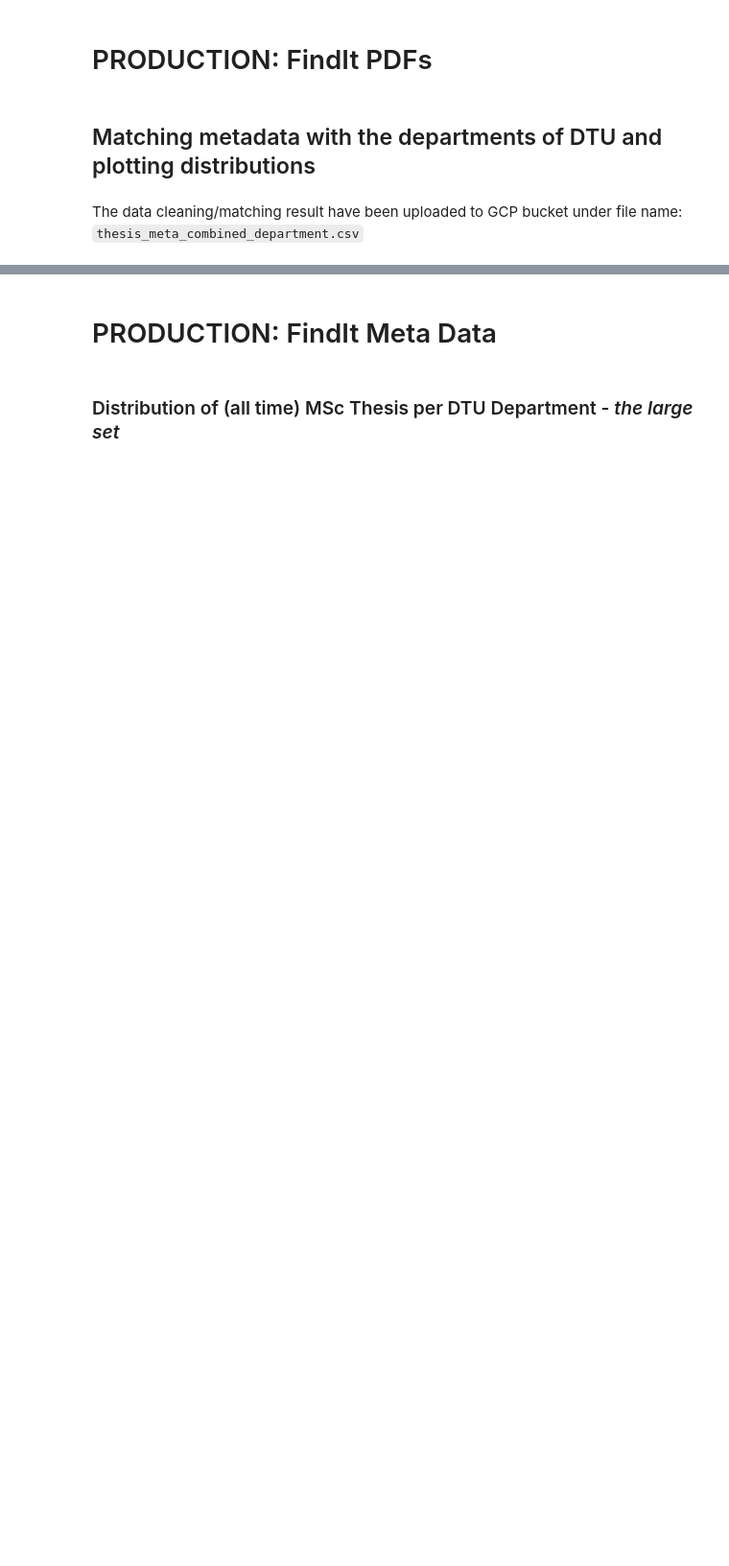
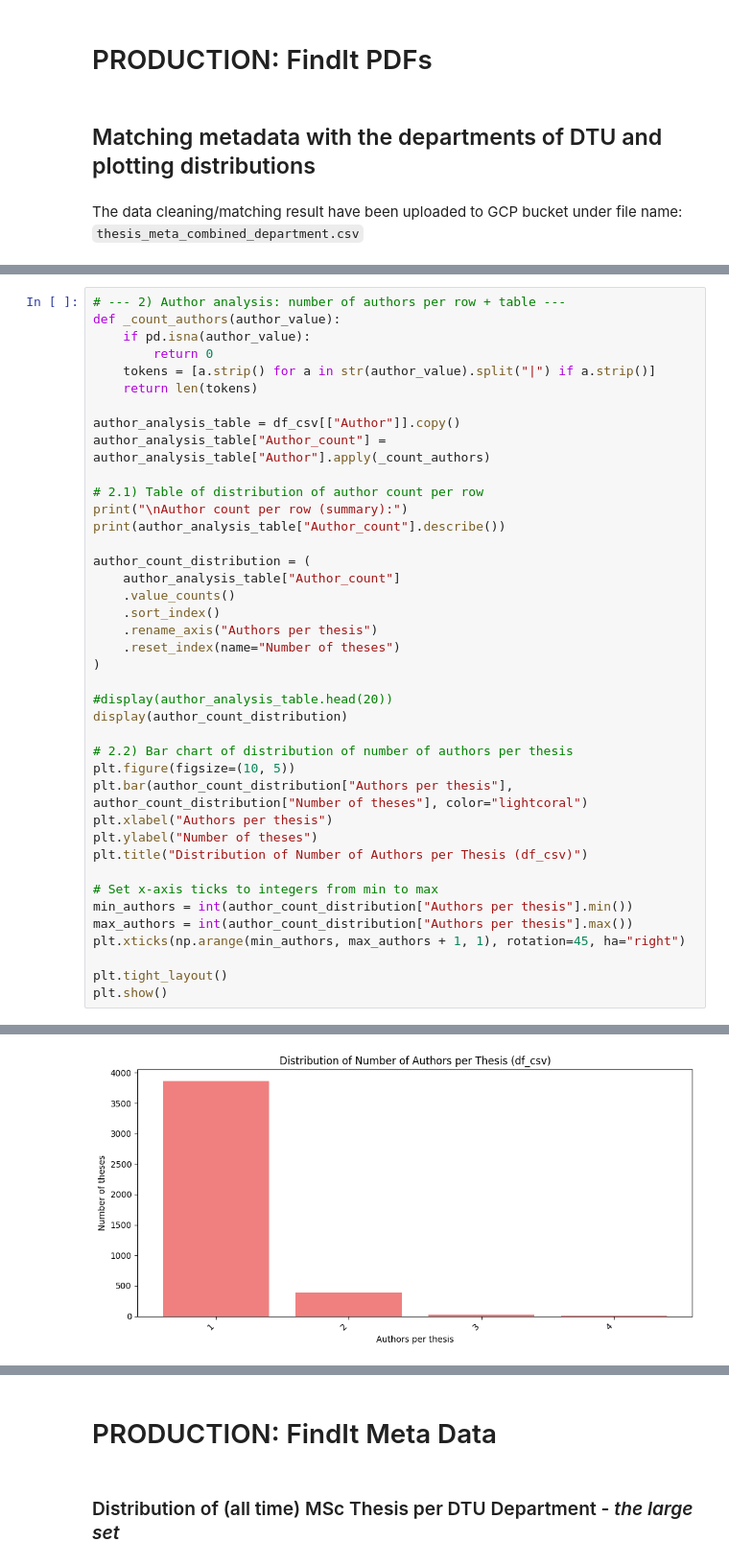
Before and after one commit to OliverKviat/Thesis_OCR, a Jupyter notebook: exploring_data/SANDBOX_Exploring_track1.ipynb, the cells around one changed output, grey strips where cells are left out. Shown at 96% size. Saved outputs shown, nothing was run; the diff lists cells and outputs as text; blank space fills up the shorter version.

```diff
--- a/exploring_data/SANDBOX_Exploring_track1.ipynb
+++ b/exploring_data/SANDBOX_Exploring_track1.ipynb
@@ -156,0 +230,41 @@ plt.show()
+# %%
+# --- 2) Author analysis: number of authors per row + table ---
+def _count_authors(author_value):
+    if pd.isna(author_value):
+        return 0
+    tokens = [a.strip() for a in str(author_value).split("|") if a.strip()]
+    return len(tokens)
+
+author_analysis_table = df_csv[["Author"]].copy()
+author_analysis_table["Author_count"] = author_analysis_table["Author"].apply(_count_authors)
+
+# 2.1) Table of distribution of author count per row
+print("\nAuthor count per row (summary):")
+print(author_analysis_table["Author_count"].describe())
+
+author_count_distribution = (
+    author_analysis_table["Author_count"]
+    .value_counts()
+    .sort_index()
+    .rename_axis("Authors per thesis")
+    .reset_index(name="Number of theses")
+)
+
+#display(author_analysis_table.head(20))
+display(author_count_distribution)
+
+# 2.2) Bar chart of distribution of number of authors per thesis
+plt.figure(figsize=(10, 5))
+plt.bar(author_count_distribution["Authors per thesis"], author_count_distribution["Number of theses"], color="lightcoral")
+plt.xlabel("Authors per thesis")
+plt.ylabel("Number of theses")
+plt.title("Distribution of Number of Authors per Thesis (df_csv)")
+
+# Set x-axis ticks to integers from min to max
+min_authors = int(author_count_distribution["Authors per thesis"].min())
+max_authors = int(author_count_distribution["Authors per thesis"].max())
+plt.xticks(np.arange(min_authors, max_authors + 1, 1), rotation=45, ha="right")
+
+plt.tight_layout()
+plt.show()
+# %% [output]
@@ -156,0 +286 @@ plt.show()
+[figure, added]
```
Also changed, not shown: parts of 15 cells of this notebook, 1 other file.
